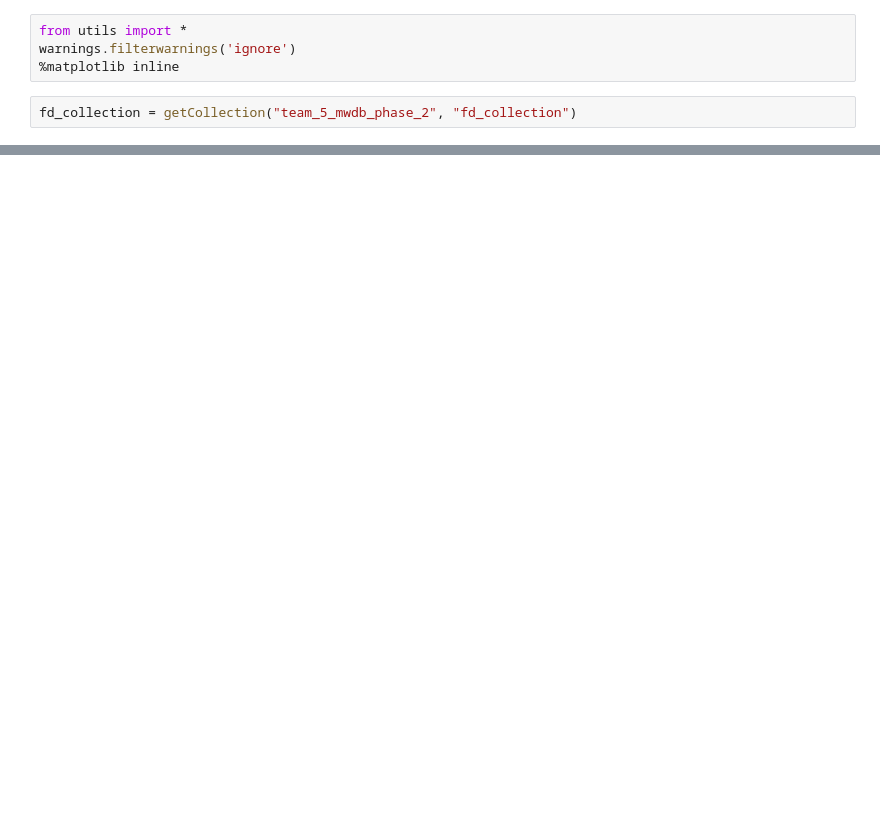
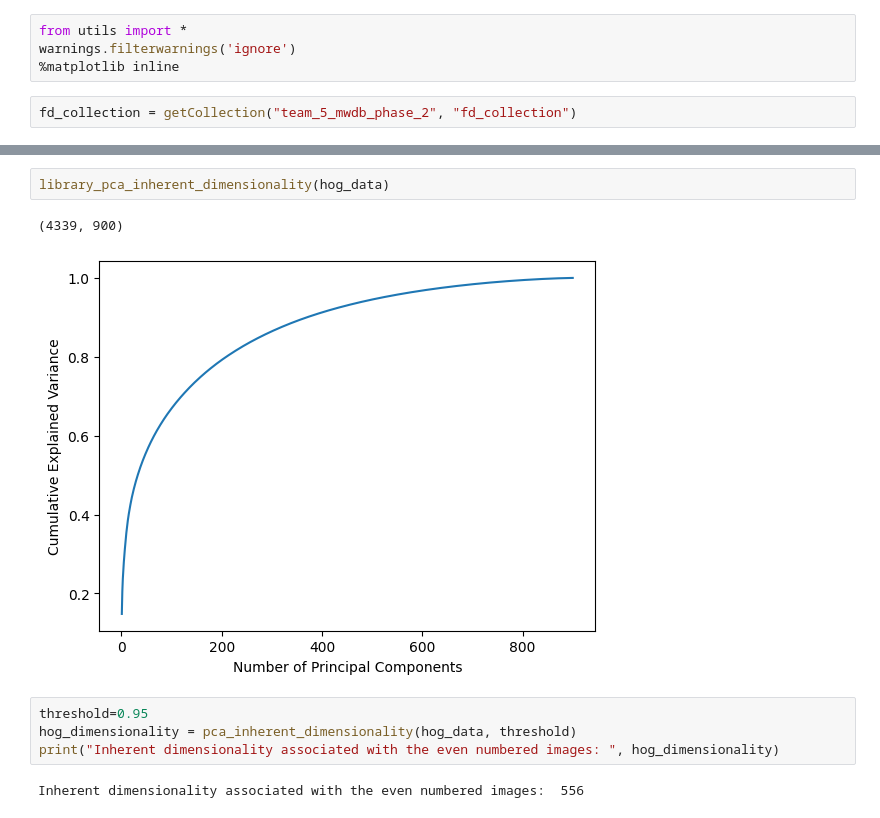
Before and after one commit to 20kaushik02/CSE515_MWDB_Project, a Jupyter notebook: Phase 3/phase3_task0a.ipynb, the cells around one changed output, grey strips where cells are left out. Drawn from its saved outputs; the diff is of its cells as text; blank space fills up the shorter version.

```diff
--- a/Phase 3/phase3_task0a.ipynb
+++ b/Phase 3/phase3_task0a.ipynb
@@ -69,0 +100,11 @@ Inherent dimensionality associated with the even numbered images:  150
+# %%
+library_pca_inherent_dimensionality(hog_data)
+# %% [output]
+(4339, 900)
+[figure, added]
+# %%
+threshold=0.95
+hog_dimensionality = pca_inherent_dimensionality(hog_data, threshold)
+print("Inherent dimensionality associated with the even numbered images: ", hog_dimensionality)
+# %% [output]
+Inherent dimensionality associated with the even numbered images:  556
```
Also changed, not shown: parts of 15 cells of this notebook.
